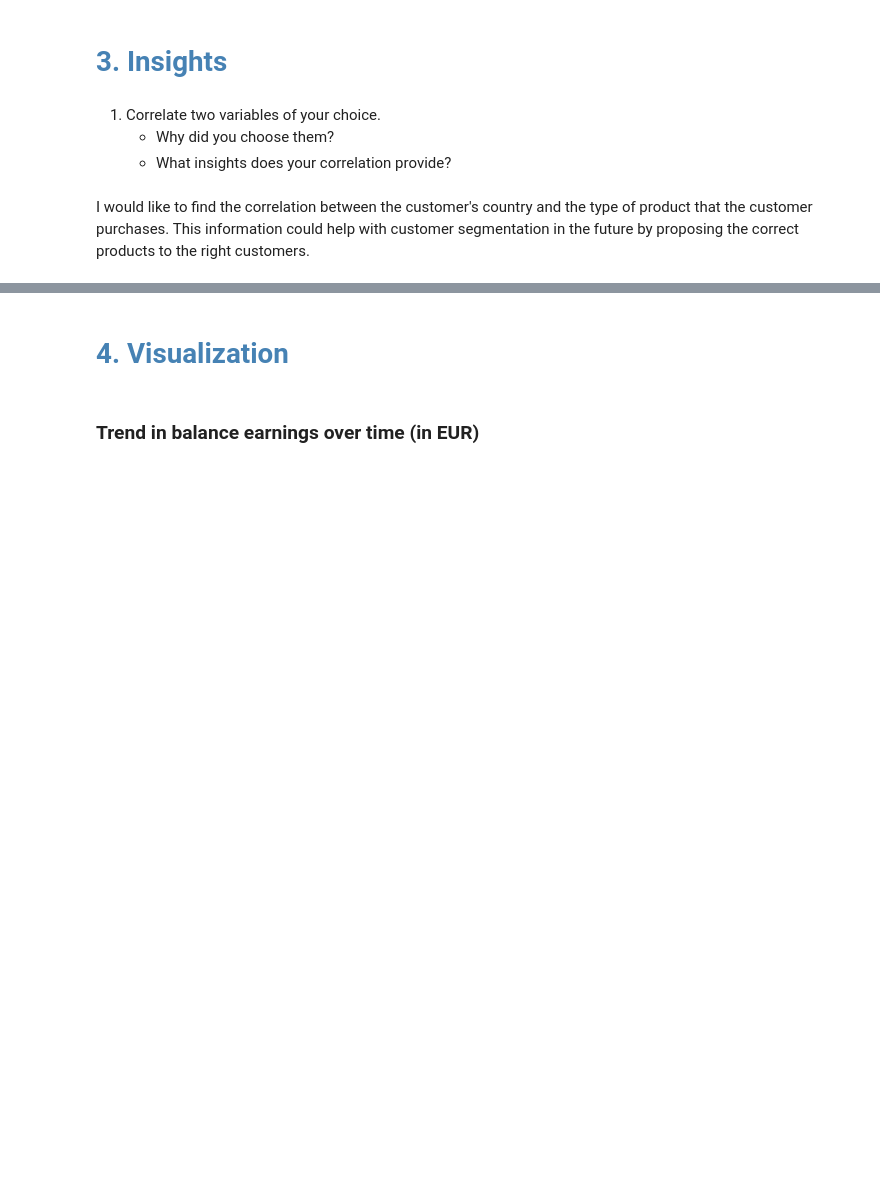
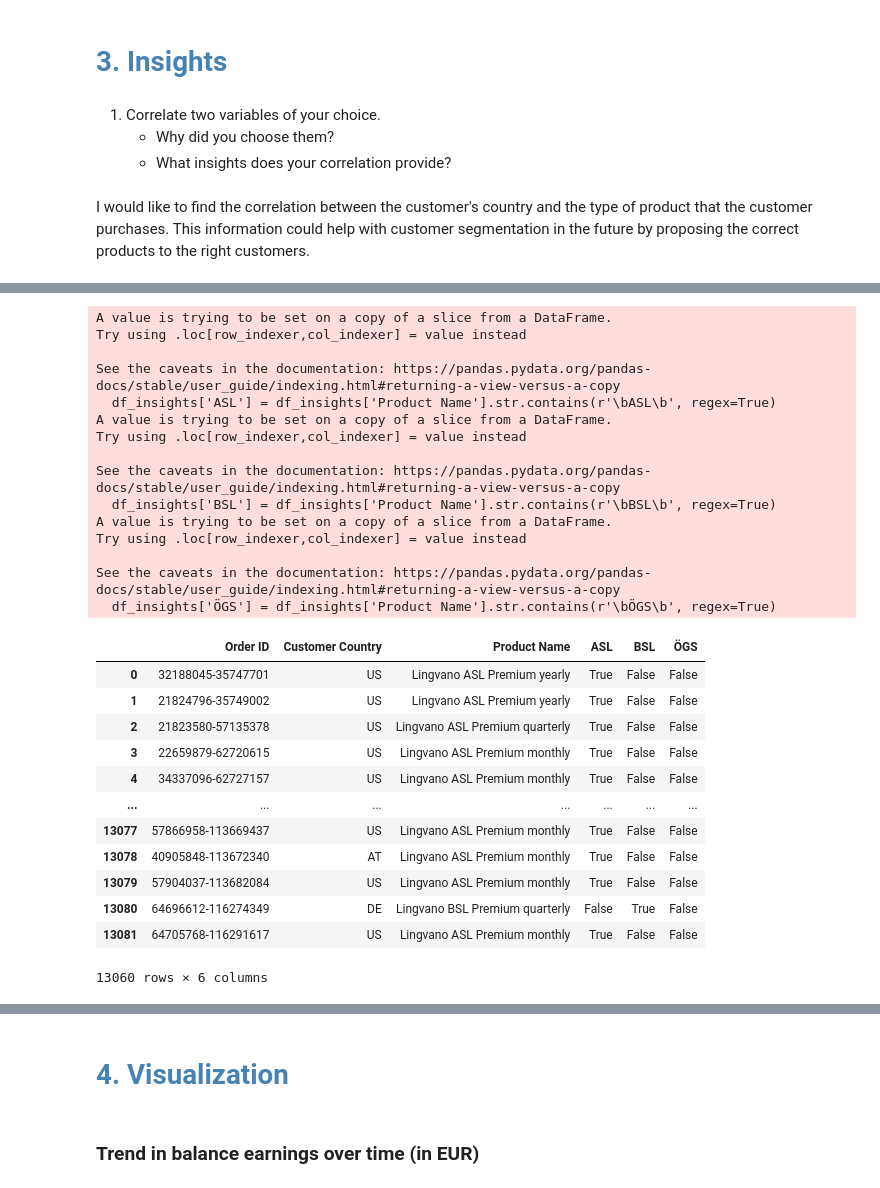
Before and after one commit to liubov-soldatenko/test_lingvano, a Jupyter notebook: LINGVANO.ipynb, the cells around one changed output, grey strips where cells are left out. Cells and saved outputs as stored; diff of their text form; code cells hidden in the pictures; blank space fills up the shorter version.

Commit message:
added a part of Insights section

```diff
--- a/LINGVANO.ipynb
+++ b/LINGVANO.ipynb
@@ -237,0 +299,35 @@ As we have total balance trenf
+# %%
+df_insights=data_clean[['Order ID','Customer Country', 'Product Name']]
+df_insights['ASL'] = df_insights['Product Name'].str.contains(r'\bASL\b', regex=True)
+df_insights['BSL'] = df_insights['Product Name'].str.contains(r'\bBSL\b', regex=True)
+df_insights['ÖGS'] = df_insights['Product Name'].str.contains(r'\bÖGS\b', regex=True)
+df_insights
+# %% [output]
+A value is trying to be set on a copy of a slice from a DataFrame.
+Try using .loc[row_indexer,col_indexer] = value instead
+
+See the caveats in the documentation: https://pandas.pydata.org/pandas-docs/stable/user_guide/indexing.html#returning-a-view-versus-a-copy
+  df_insights['ASL'] = df_insights['Product Name'].str.contains(r'\bASL\b', regex=True)
+A value is trying to be set on a copy of a slice from a DataFrame.
+Try using .loc[row_indexer,col_indexer] = value instead
+
+See the caveats in the documentation: https://pandas.pydata.org/pandas-docs/stable/user_guide/indexing.html#returning-a-view-versus-a-copy
+  df_insights['BSL'] = df_insights['Product Name'].str.contains(r'\bBSL\b', regex=True)
+A value is trying to be set on a copy of a slice from a DataFrame.
+Try using .loc[row_indexer,col_indexer] = value instead
+
+See the caveats in the documentation: https://pandas.pydata.org/pandas-docs/stable/user_guide/indexing.html#returning-a-view-versus-a-copy
+  df_insights['ÖGS'] = df_insights['Product Name'].str.contains(r'\bÖGS\b', regex=True)
+|  | Order ID | Customer Country | Product Name | ASL | BSL | ÖGS |
+| 0 | 32188045-35747701 | US | Lingvano ASL Premium yearly | True | False | False |
+| 1 | 21824796-35749002 | US | Lingvano ASL Premium yearly | True | False | False |
+| 2 | 21823580-57135378 | US | Lingvano ASL Premium quarterly | True | False | False |
+| 3 | 22659879-62720615 | US | Lingvano ASL Premium monthly | True | False | False |
+| 4 | 34337096-62727157 | US | Lingvano ASL Premium monthly | True | False | False |
+| ... | ... | ... | ... | ... | ... | ... |
+| 13077 | 57866958-113669437 | US | Lingvano ASL Premium monthly | True | False | False |
+| 13078 | 40905848-113672340 | AT | Lingvano ASL Premium monthly | True | False | False |
+| 13079 | 57904037-113682084 | US | Lingvano ASL Premium monthly | True | False | False |
+| 13080 | 64696612-116274349 | DE | Lingvano BSL Premium quarterly | False | True | False |
+| 13081 | 64705768-116291617 | US | Lingvano ASL Premium monthly | True | False | False |
+13060 rows × 6 columns
```
Also changed, not shown: parts of 13 cells of this notebook.
